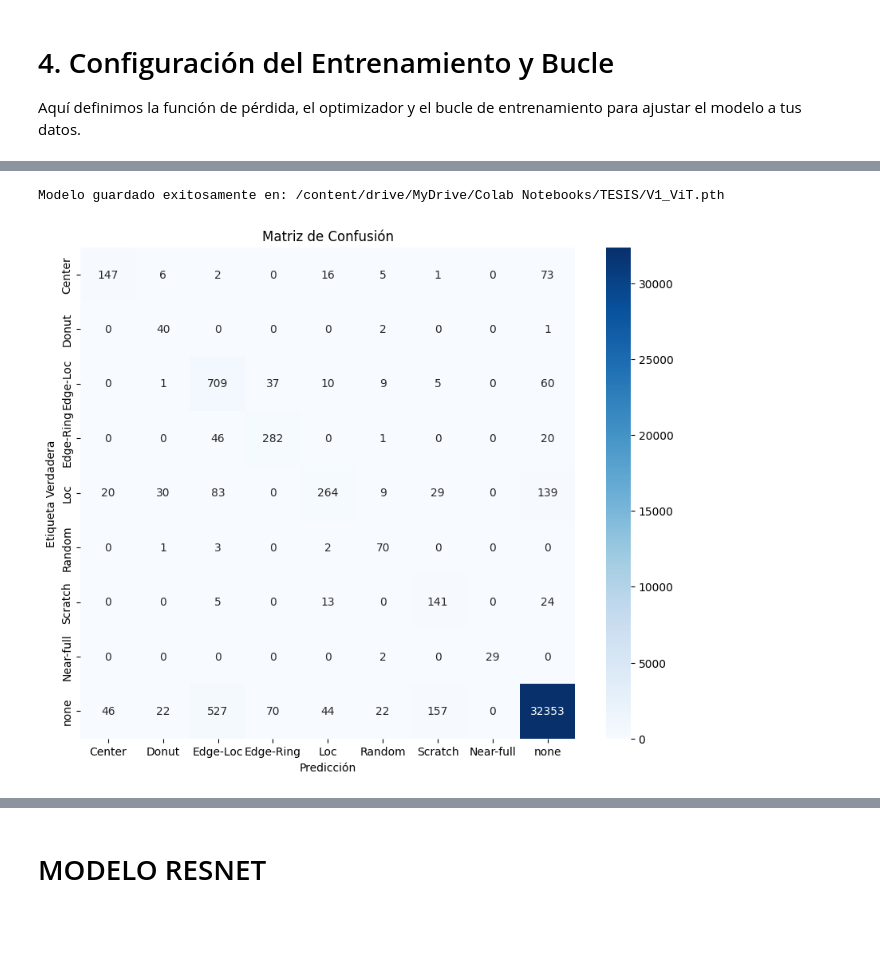
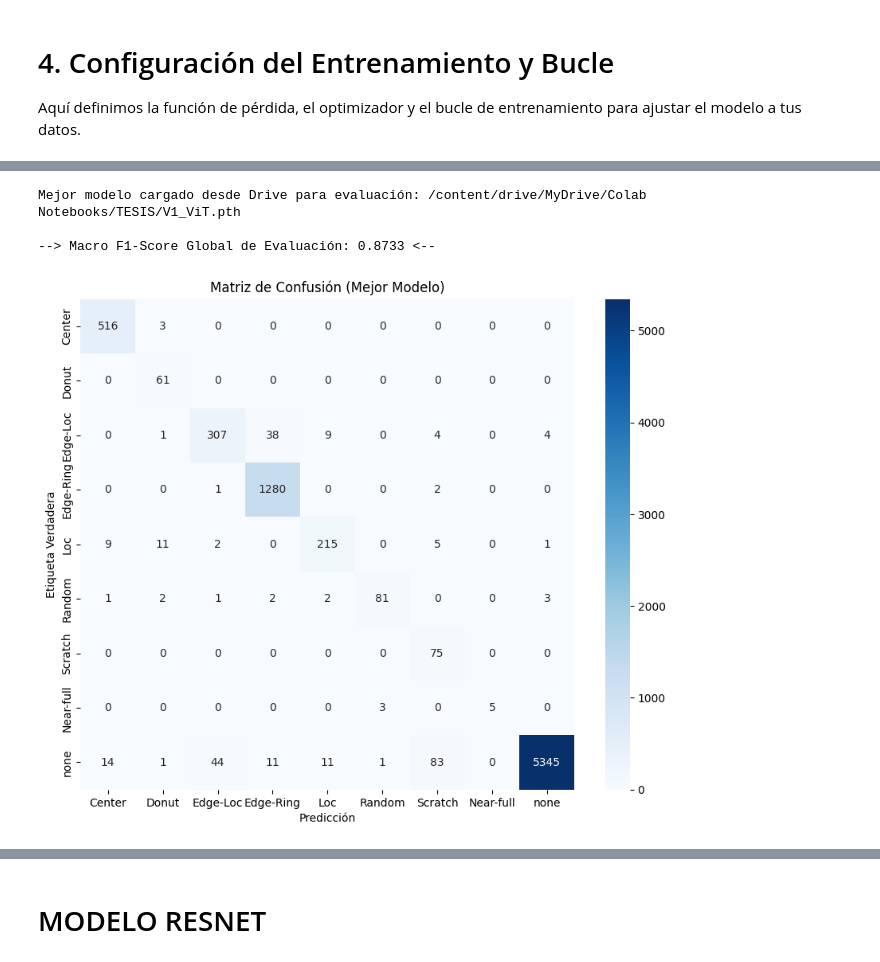
Before and after one commit to Friendchie/Tesis, a Jupyter notebook: ViTransf.ipynb, the cells around one changed output, grey strips where cells are left out. Drawn from its saved outputs; the diff is of its cells as text; code cells hidden in the pictures; blank space fills up the shorter version.

Commit message:
Se creó con Colab

```diff
--- a/ViTransf.ipynb
+++ b/ViTransf.ipynb
@@ -626,3 +572,21 @@ num_epochs = 5
+# %%
+# 1. FUNCIÓN DE PÉRDIDA: Al ya estar aumentadas/balanceadas las clases a target_count=2000,
+# aplicar class_weights multiplicaba artificialmente la penalización. Lo dejamos "plano".
+criterion = nn.CrossEntropyLoss()
+
+# 2. OPTIMIZADOR CON DIFFERENTIAL LEARNING RATE
+# Asignamos un LR bajo para no destruir los pesos preentrenados del encoder (backbone)
+# Asignamos un LR más alto para que la nueva cabeza lineal (head) aprenda rápido.
+optimizer = optim.AdamW([
+    {"params": model.encoder.parameters(), "lr": 1e-5},
+    {"params": model.heads.parameters(), "lr": 5e-5}
+], weight_decay=1e-2)
+
+# 3. SCHEDULER
+# Si usaremos el val_loss, el mode debe ser 'min'.
+scheduler = torch.optim.lr_scheduler.ReduceLROnPlateau(optimizer, mode='min', factor=0.5, patience=1)
+
+num_epochs = 10
 # %%
 from sklearn.metrics import f1_score
 
@@ -788,61 +735,55 @@ import torch
 import matplotlib.pyplot as plt
 import seaborn as sns
 
-# 1. Guardar el modelo (o cargar el mejor modelo guardado por Early Stopping)
-model_path = "/content/drive/MyDrive/Colab Notebooks/TESIS/V1_ViT.pth"
-torch.save(model.state_dict(), model_path)
-print(f"Modelo guardado exitosamente en: {model_path}")
+# 1. Cargar el MEJOR modelo desde Google Drive para la evaluación
+model_path_drive = "/content/drive/MyDrive/Colab Notebooks/TESIS/V1_ViT.pth"
+checkpoint = torch.load(model_path_drive, map_location=device)
+model.load_state_dict(checkpoint)
+model.eval()
 
-# Opcional: Para evaluar el MEJOR modelo guardado en lugar del último:
-# model.load_state_dict(torch.load('best_model.pth'))
-
-# 2. Realizar pruebas para validar la calidad del modelo
-
-# Asegurarse de que el modelo esté en modo de evaluación
-model.eval()
+print(f"Mejor modelo cargado desde Drive para evaluación: {model_path_drive}")
 
 all_labels = []
 all_predictions = []
 
-# Desactivar el cálculo de gradientes durante la evaluación
+# Desactivar el cálculo de gradientes
 with torch.no_grad():
-    for inputs, labels in val_loader: # Si deseas evaluar en test, cambia a test_loader tras instanciarlo
+    for inputs, labels in val_loader: # Aquí evaluar en test_loader si es la evaluación final
         inputs, labels = inputs.to(device), labels.to(device)
         outputs = model(inputs)
         _, predicted = torch.max(outputs.data, 1)
 
-        # Recolección de etiquetas y predicciones
         all_labels.extend(labels.cpu().numpy())
         all_predictions.extend(predicted.cpu().numpy())
 
-# Convertir listas a arrays de numpy
 all_labels = np.array(all_labels)
 all_predictions = np.array(all_predictions)
 
-# --- NUEVO: Cálculo explícito del Macro F1-Score ---
+# Cálculo explícito del Macro F1-Score Global
 macro_f1 = f1_score(all_labels, all_predictions, average='macro')
-print(f"\n--> Macro F1-Score Global: {macro_f1:.4f} <--\n")
+print(f"\n--> Macro F1-Score Global de Evaluación: {macro_f1:.4f} <--\n")
 
-# Generar la matriz de confusión
+# Matriz de confusión
 cm = confusion_matrix(all_labels, all_predictions)
 
-# Obtener los nombres de las clases para la visualización
 id_to_class = {v: k for k, v in mapping_type.items()}
 class_names = [id_to_class[i] for i in range(len(mapping_type))]
 
 plt.figure(figsize=(10, 8))
 sns.heatmap(cm, annot=True, fmt="d", cmap="Blues", xticklabels=class_names, yticklabels=class_names)
 plt.xlabel('Predicción')
 plt.ylabel('Etiqueta Verdadera')
-plt.title('Matriz de Confusión')
+plt.title('Matriz de Confusión (Mejor Modelo)')
 plt.show()
 
-# Generar informe de clasificación detallado
+# Reporte detallado
 report = classification_report(all_labels, all_predictions, target_names=class_names, zero_division=0)
 print("\nInforme de Clasificación:\n", report)
 # %% [output]
-Modelo guardado exitosamente en: /content/drive/MyDrive/Colab Notebooks/TESIS/V1_ViT.pth
+Mejor modelo cargado desde Drive para evaluación: /content/drive/MyDrive/Colab Notebooks/TESIS/V1_ViT.pth
+
+--> Macro F1-Score Global de Evaluación: 0.8733 <--
-[figure, old version]
+[figure, new version]
 Informe de Clasificación:
                precision    recall  f1-score   support
 
```
Also changed, not shown: parts of 29 cells of this notebook.
